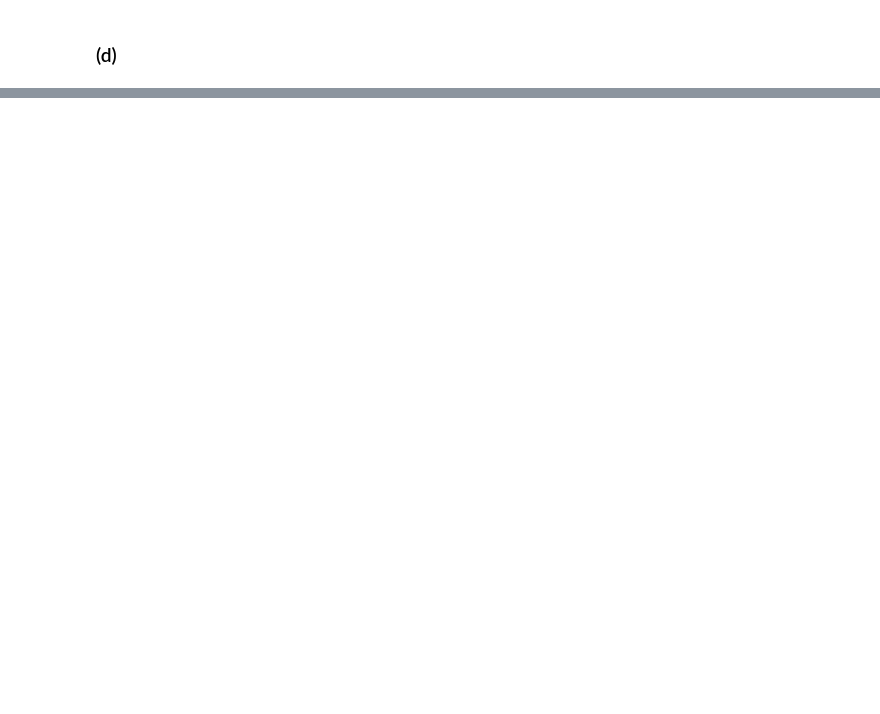
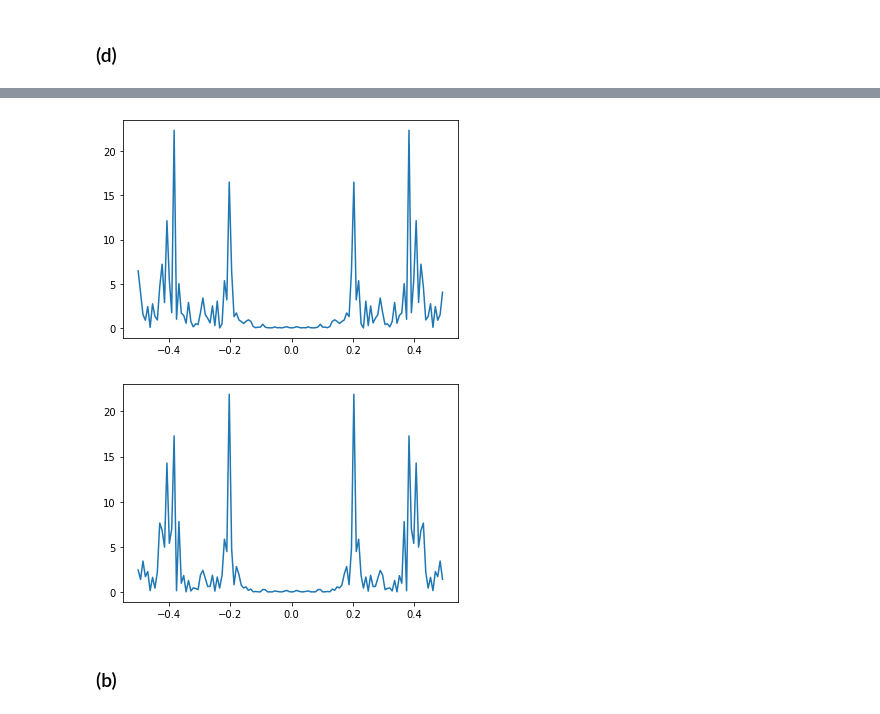
Before and after one commit to ivankirev13/Fitting-and-Forecasting-Autoregressive-Moving-Average-Processes, a Jupyter notebook: Time Series Analysis Coursework.ipynb, the cells around one changed output, grey strips where cells are left out. Saved outputs shown, nothing was run; the diff lists cells and outputs as text; code cells hidden in the pictures; blank space fills up the shorter version.

```diff
--- a/Time Series Analysis Coursework.ipynb
+++ b/Time Series Analysis Coursework.ipynb
@@ -232,0 +264,14 @@ plt.show()
+# %%
+t = np.arange(-N/2, N/2)/N
+q = fftshift(periodogram(data))
+plt.plot(t,q)
+plt.show()
+
+m = fftshift(direct(data, p = 0.5))
+plt.plot(t,m)
+plt.show()
+# %% [output]
+[figure, added]
+[figure, added]
+# %% [markdown]
+### (b)
```
Also changed, not shown: parts of 29 cells of this notebook.
